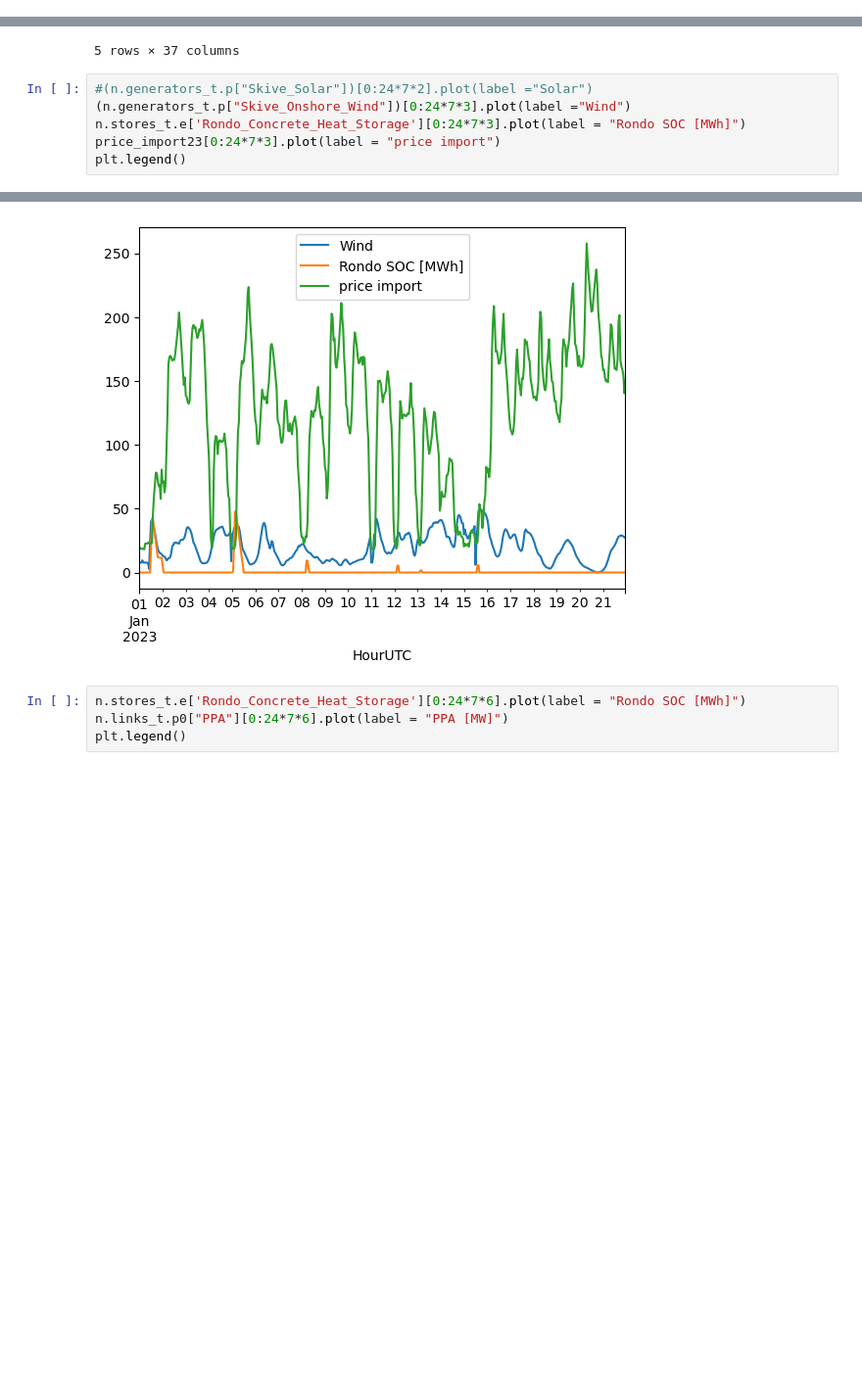
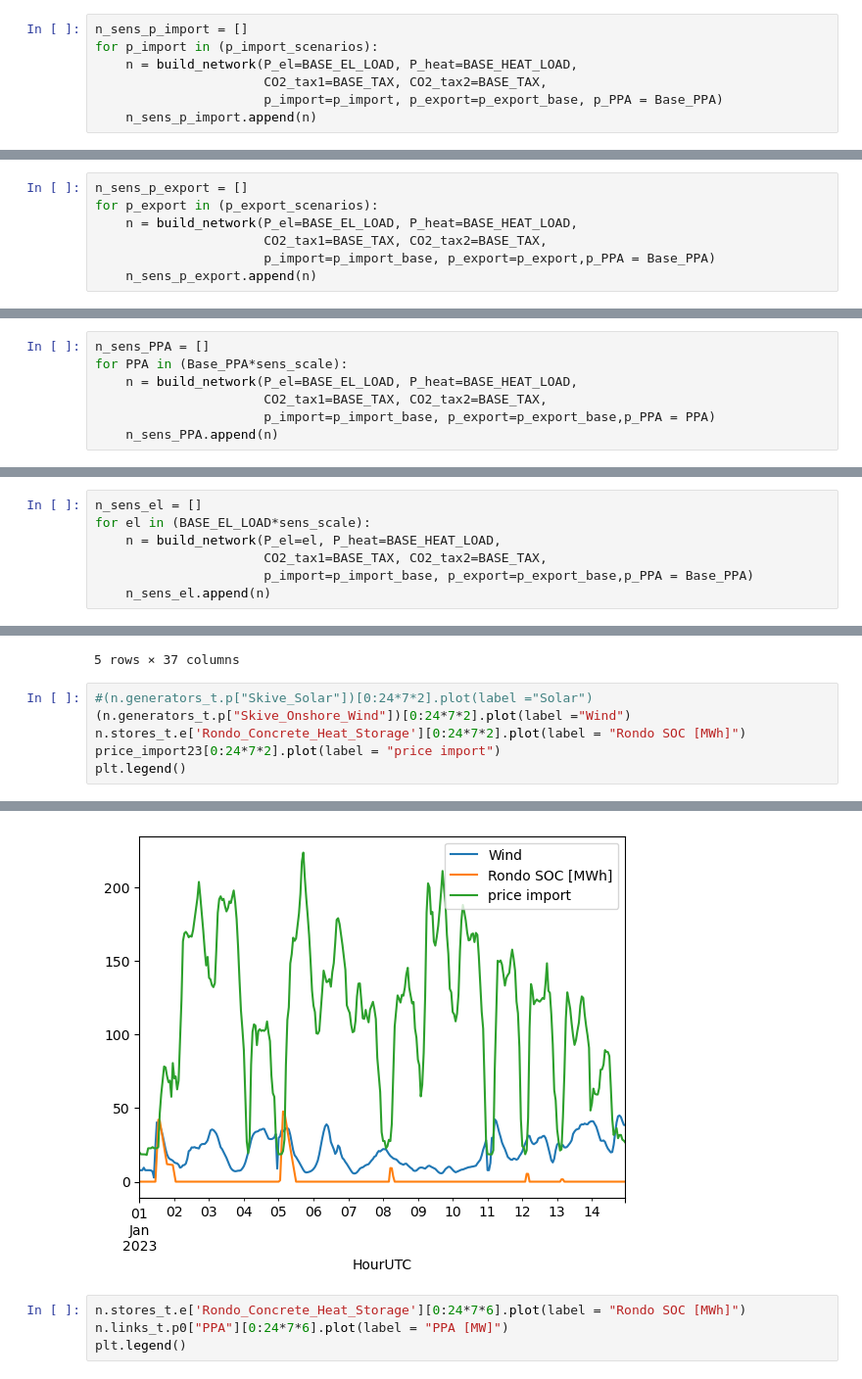
Before and after one commit to pulio12/Msc_Thesis_Greenlab_Skive, a Jupyter notebook: Test_File3.ipynb, the cells around one changed output, grey strips where cells are left out. Shown at 98% size. Cells and saved outputs as stored; diff of their text form; blank space fills up the shorter version.

```diff
--- a/Test_File3.ipynb
+++ b/Test_File3.ipynb
@@ -865,0 +1013,7 @@ n.links_t.p0["MT_Heat_Supply"].plot()
+# %%
+n_sens_p_import = []
+for p_import in (p_import_scenarios):
+    n = build_network(P_el=BASE_EL_LOAD, P_heat=BASE_HEAT_LOAD,
+                      CO2_tax1=BASE_TAX, CO2_tax2=BASE_TAX,
+                      p_import=p_import, p_export=p_export_base, p_PPA = Base_PPA)
+    n_sens_p_import.append(n)
@@ -865,0 +1047,7 @@ n.links_t.p0["MT_Heat_Supply"].plot()
+# %%
+n_sens_p_export = []
+for p_export in (p_export_scenarios):
+    n = build_network(P_el=BASE_EL_LOAD, P_heat=BASE_HEAT_LOAD,
+                      CO2_tax1=BASE_TAX, CO2_tax2=BASE_TAX,
+                      p_import=p_import_base, p_export=p_export,p_PPA = Base_PPA)
+    n_sens_p_export.append(n)
@@ -865,0 +1081,7 @@ n.links_t.p0["MT_Heat_Supply"].plot()
+# %%
+n_sens_PPA = []
+for PPA in (Base_PPA*sens_scale):
+    n = build_network(P_el=BASE_EL_LOAD, P_heat=BASE_HEAT_LOAD,
+                      CO2_tax1=BASE_TAX, CO2_tax2=BASE_TAX,
+                      p_import=p_import_base, p_export=p_export_base,p_PPA = PPA)
+    n_sens_PPA.append(n)
@@ -865,0 +1115,7 @@ n.links_t.p0["MT_Heat_Supply"].plot()
+# %%
+n_sens_el = []
+for el in (BASE_EL_LOAD*sens_scale):
+    n = build_network(P_el=el, P_heat=BASE_HEAT_LOAD,
+                      CO2_tax1=BASE_TAX, CO2_tax2=BASE_TAX,
+                      p_import=p_import_base, p_export=p_export_base,p_PPA = Base_PPA)
+    n_sens_el.append(n)
@@ -970,13 +1392,13 @@ n.generators
 5 rows × 37 columns
 # %%
 #(n.generators_t.p["Skive_Solar"])[0:24*7*2].plot(label ="Solar")
-(n.generators_t.p["Skive_Onshore_Wind"])[0:24*7*3].plot(label ="Wind")
-n.stores_t.e['Rondo_Concrete_Heat_Storage'][0:24*7*3].plot(label = "Rondo SOC [MWh]")
-price_import23[0:24*7*3].plot(label = "price import")
+(n.generators_t.p["Skive_Onshore_Wind"])[0:24*7*2].plot(label ="Wind")
+n.stores_t.e['Rondo_Concrete_Heat_Storage'][0:24*7*2].plot(label = "Rondo SOC [MWh]")
+price_import23[0:24*7*2].plot(label = "price import")
 plt.legend()
 # %% [output]
 <matplotlib.legend.Legend at 0x...>
-[figure, old version]
+[figure, new version]
 # %%
 n.stores_t.e['Rondo_Concrete_Heat_Storage'][0:24*7*6].plot(label = "Rondo SOC [MWh]")
 n.links_t.p0["PPA"][0:24*7*6].plot(label = "PPA [MW]")
```
Also changed, not shown: parts of 49 cells of this notebook, 2 other files.
